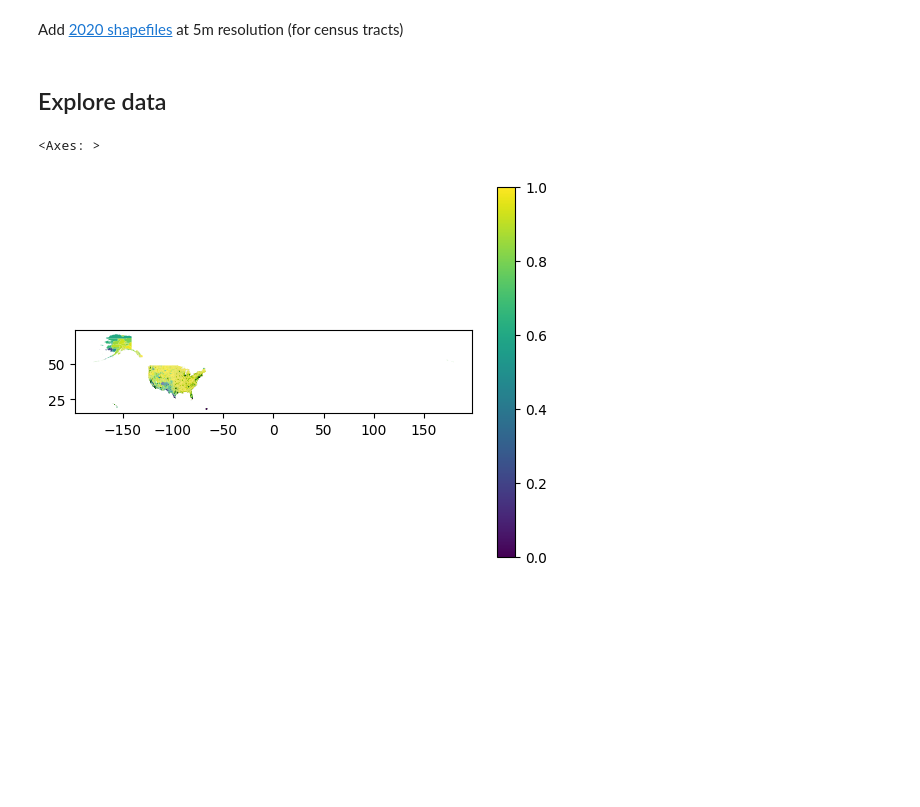
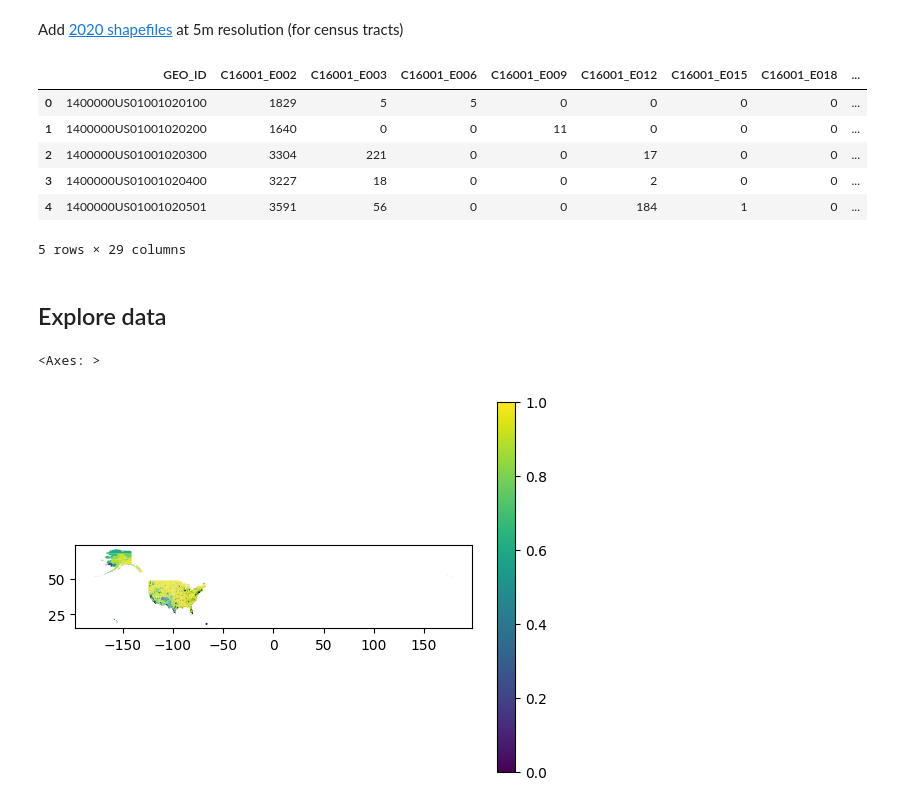
Before and after one commit to wrynearson/us-census-language, a Jupyter notebook: c16001.ipynb, the cells around one changed output. Drawn from its saved outputs; the diff is of its cells as text; code cells hidden in the pictures; blank space fills up the shorter version.

```diff
--- a/c16001.ipynb
+++ b/c16001.ipynb
@@ -137,6 +164,15 @@ shp = gpd.read_file('geos/cb_2020_us_tract_500k.zip')
 # %%
 # merge geographic file and survey data, turn it into a GeoDataFrame
 joined = gpd.GeoDataFrame(pd.merge(df, shp, how="inner" , left_on='GEO_ID_SHORT', right_on='GEOID'))
+joined.head()
+# %% [output]
+|  | GEO_ID | C16001_E002 | C16001_E003 | C16001_E006 | C16001_E009 | C16001_E012 | C16001_E015 | C16001_E018 | ... |
+| 0 | 1400000US01001020100 | 1829 | 5 | 5 | 0 | 0 | 0 | 0 | ... |
+| 1 | 1400000US01001020200 | 1640 | 0 | 0 | 11 | 0 | 0 | 0 | ... |
+| 2 | 1400000US01001020300 | 3304 | 221 | 0 | 0 | 17 | 0 | 0 | ... |
+| 3 | 1400000US01001020400 | 3227 | 18 | 0 | 0 | 2 | 0 | 0 | ... |
+| 4 | 1400000US01001020501 | 3591 | 56 | 0 | 0 | 184 | 1 | 0 | ... |
+5 rows × 29 columns
 # %% [markdown]
 ## Explore data
 # %%
```
Also changed, not shown: parts of 6 cells of this notebook, 1 other file.
